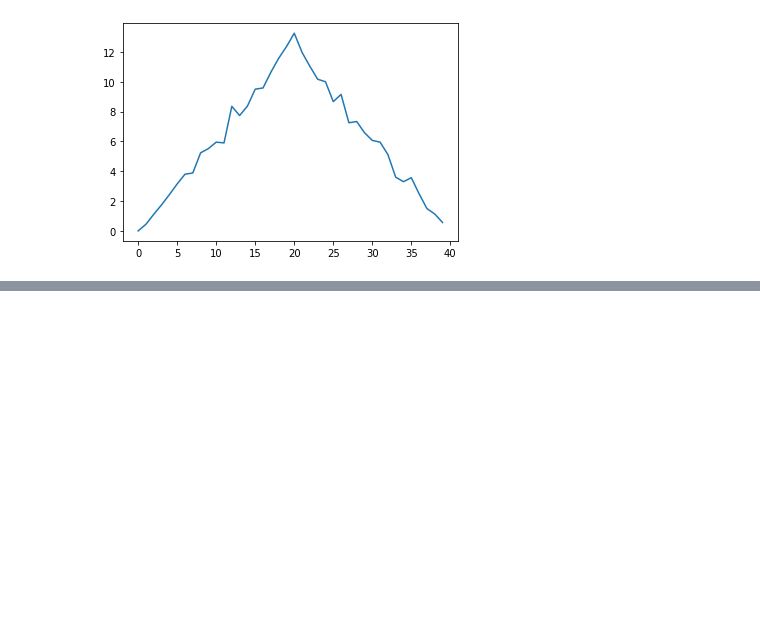
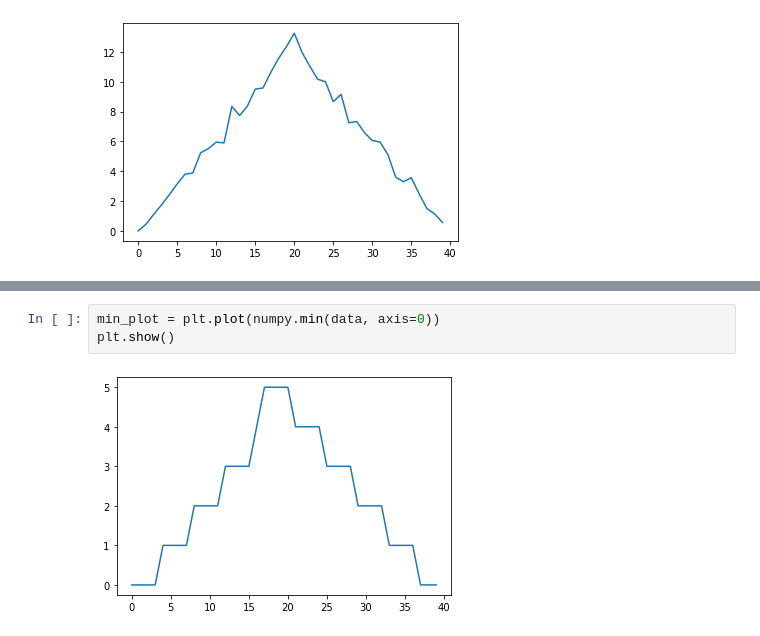
Before and after one commit to 4TUResearchData-Carpentries/software_carpentry_learner, a Jupyter notebook: python_day1.ipynb, the cells around one changed output, grey strips where cells are left out. Drawn from its saved outputs; the diff is of its cells as text; blank space fills up the shorter version.

```diff
--- a/python_day1.ipynb
+++ b/python_day1.ipynb
@@ -208,0 +212,5 @@ max_plot = plt.plot(numpy.max(data, ))
+# %%
+min_plot = plt.plot(numpy.min(data, axis=0))
+plt.show()
+# %% [output]
+[figure, added]
```
Also changed, not shown: parts of 1 cell of this notebook.
